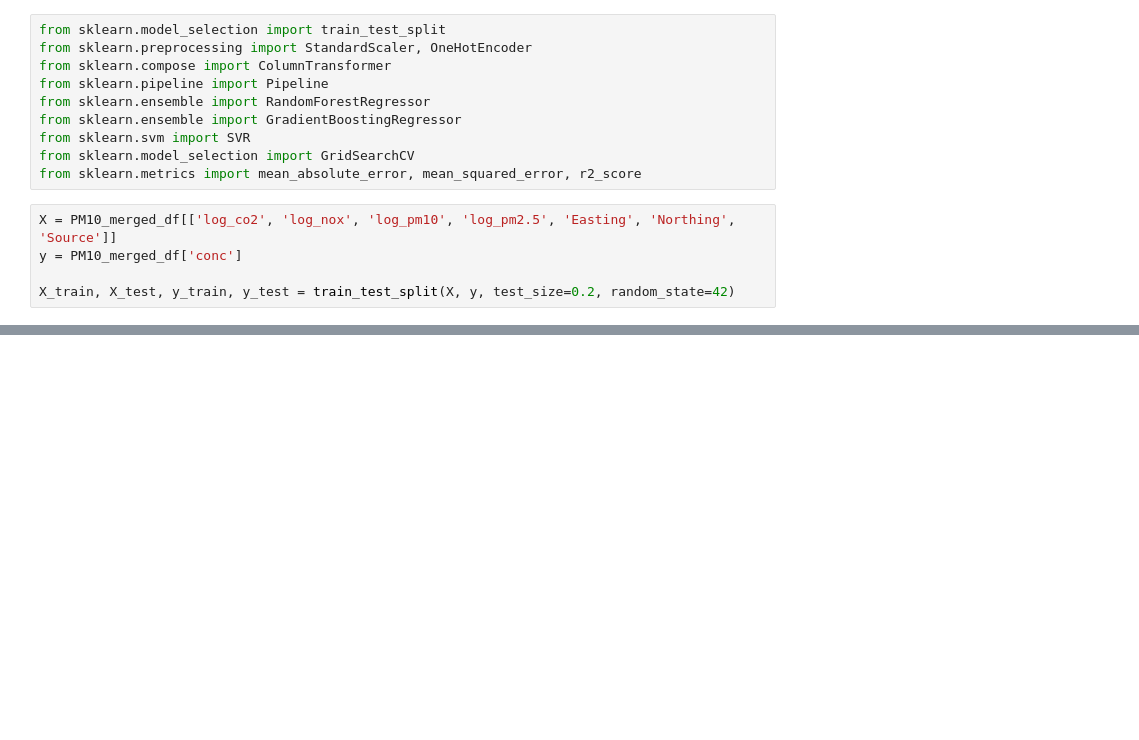
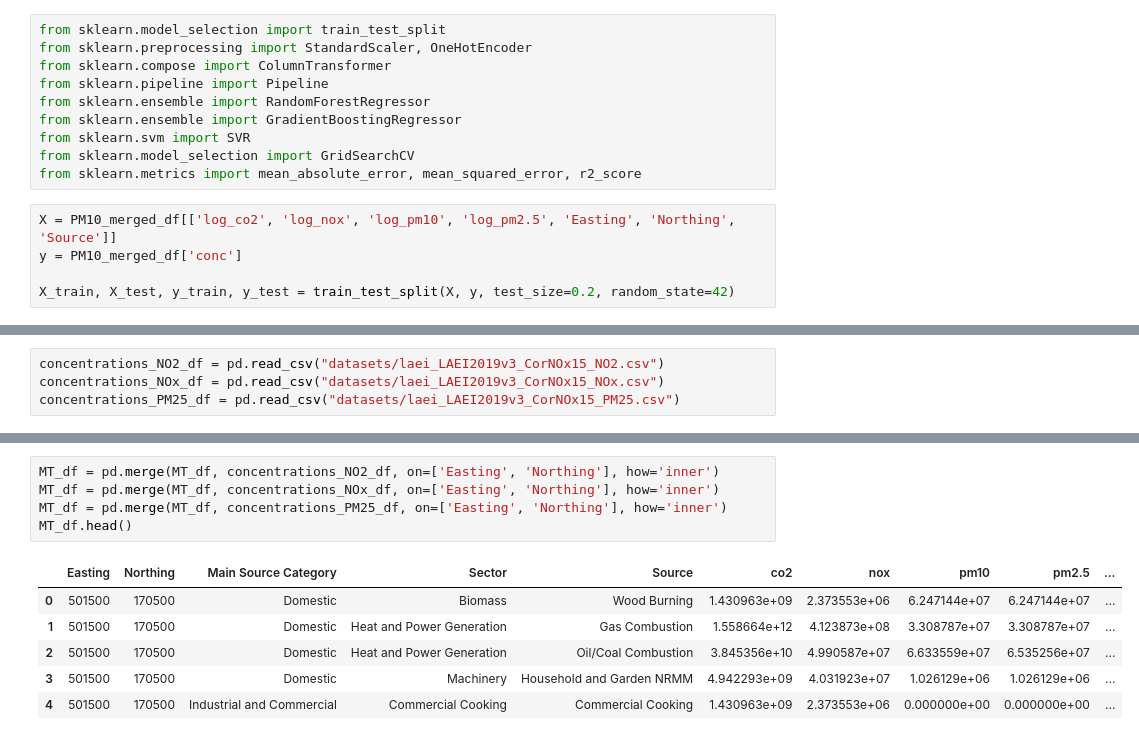
Before and after one commit to stefanopalu/MLendofmod_assignment, a Jupyter notebook: 2019LAEI.ipynb, the cells around one changed output, grey strips where cells are left out. Drawn from its saved outputs; the diff is of its cells as text; blank space fills up the shorter version.

```diff
--- a/2019LAEI.ipynb
+++ b/2019LAEI.ipynb
@@ -673,0 +667,4 @@ You can try to debug the error by setting error_score='raise'.
+# %%
+concentrations_NO2_df = pd.read_csv("datasets/laei_LAEI2019v3_CorNOx15_NO2.csv")
+concentrations_NOx_df = pd.read_csv("datasets/laei_LAEI2019v3_CorNOx15_NOx.csv")
+concentrations_PM25_df = pd.read_csv("datasets/laei_LAEI2019v3_CorNOx15_PM25.csv")
@@ -673,0 +703,12 @@ You can try to debug the error by setting error_score='raise'.
+# %%
+MT_df = pd.merge(MT_df, concentrations_NO2_df, on=['Easting', 'Northing'], how='inner')
+MT_df = pd.merge(MT_df, concentrations_NOx_df, on=['Easting', 'Northing'], how='inner')
+MT_df = pd.merge(MT_df, concentrations_PM25_df, on=['Easting', 'Northing'], how='inner')
+MT_df.head()
+# %% [output]
+|  | Easting | Northing | Main Source Category | Sector | Source | co2 | nox | pm10 | pm2.5 | ... |
+| 0 | 501500 | 170500 | Domestic | Biomass | Wood Burning | 1.430963e+09 | 2.373553e+06 | 6.247144e+07 | 6.247144e+07 | ... |
+| 1 | 501500 | 170500 | Domestic | Heat and Power Generation | Gas Combustion | 1.558664e+12 | 4.123873e+08 | 3.308787e+07 | 3.308787e+07 | ... |
+| 2 | 501500 | 170500 | Domestic | Heat and Power Generation | Oil/Coal Combustion | 3.845356e+10 | 4.990587e+07 | 6.633559e+07 | 6.535256e+07 | ... |
+| 3 | 501500 | 170500 | Domestic | Machinery | Household and Garden NRMM | 4.942293e+09 | 4.031923e+07 | 1.026129e+06 | 1.026129e+06 | ... |
+| 4 | 501500 | 170500 | Industrial and Commercial | Commercial Cooking | Commercial Cooking | 1.430963e+09 | 2.373553e+06 | 0.000000e+00 | 0.000000e+00 | ... |
```
Also changed, not shown: parts of 23 cells of this notebook, 1 other file.
